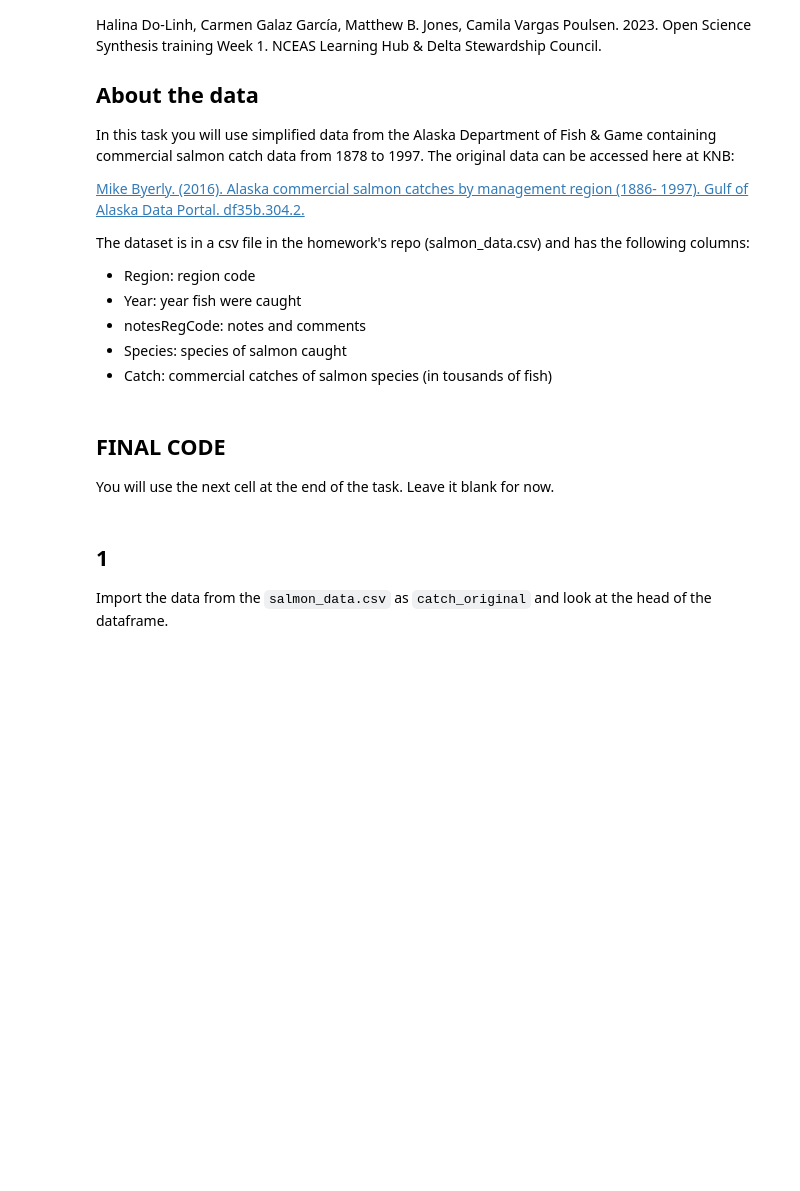
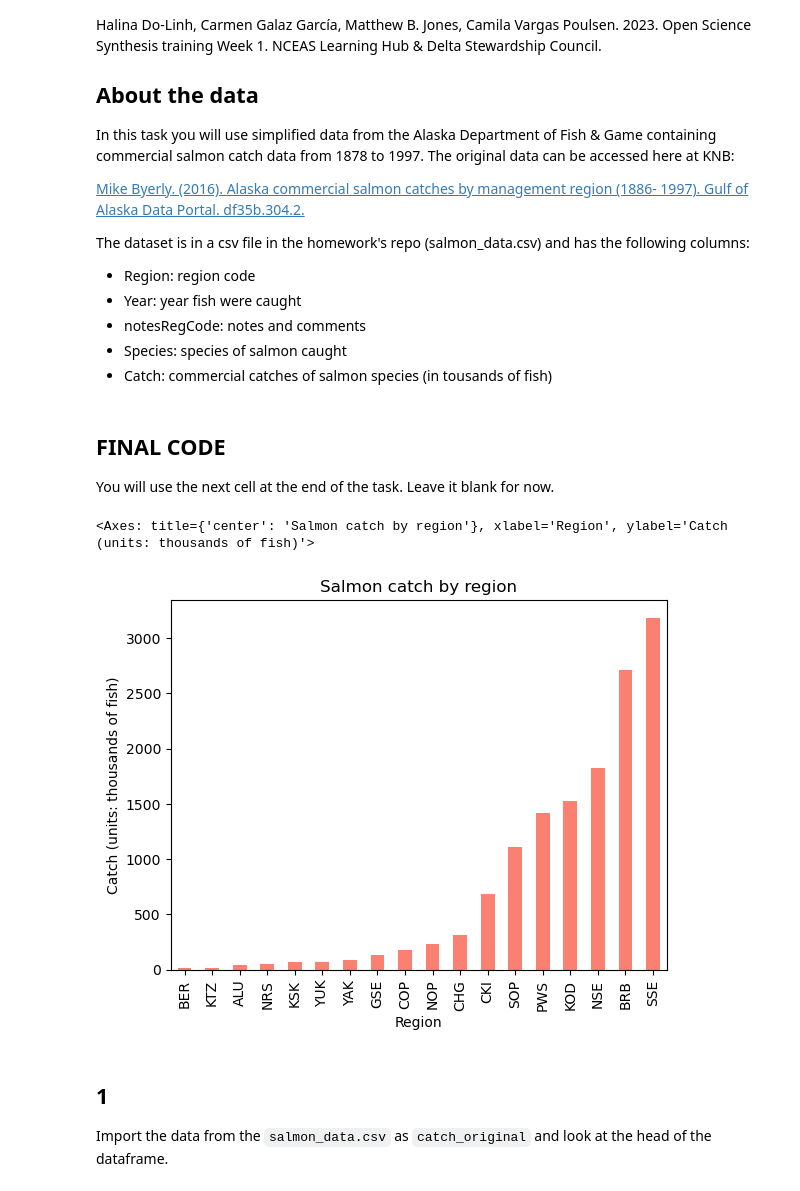
Before and after one commit to cnordheim-maestas/eds220-hwk-2, a Jupyter notebook: hwk2-task3-salmon.ipynb, the cells around one changed output. Cells and saved outputs as stored; diff of their text form; code cells hidden in the pictures; blank space fills up the shorter version.

```diff
--- a/hwk2-task3-salmon.ipynb
+++ b/hwk2-task3-salmon.ipynb
@@ -37,3 +35,39 @@ You will use the next cell at the end of the task. Leave it blank for now.
+# %%
+### ===== FINAL CODE =====
+
+# import libraries
+import pandas as pd
+
+# import data
+catch_original = pd.read_csv('salmon_data.csv')
+
+## Data cleaning
+# drop unneeded column
+catch_original=catch_original.drop(columns=['notesRegCode'])
+
+# filter rows with "I" in the catch column
+catch_original.loc[catch_original.Catch=="I"]
+
+# at index 400, in the column Catch, change it to a 1
+catch_original.at[400, 'Catch'] = 1
+
+# set the catch column to be an int64 using the astype function
+catch_original.Catch = catch_original.Catch.astype('int64')
+
+# mean of Catch column by region using groupby
+c = catch_original.groupby('Region').mean(numeric_only=True).Catch
+
+## Plot
+# sort_values will order by magnitude
+c.sort_values().plot(kind='bar',
+            xlabel='Region',
+            ylabel='Catch (units: thousands of fish)',
+            title = 'Salmon catch by region', # update title
+            color = '#FA8072'
+             )
+# %% [output]
+<Axes: title={'center': 'Salmon catch by region'}, xlabel='Region', ylabel='Catch (units: thousands of fish)'>
+[figure, added]
 # %% [markdown]
 ## 1
 
```
Also changed, not shown: parts of 6 cells of this notebook.
